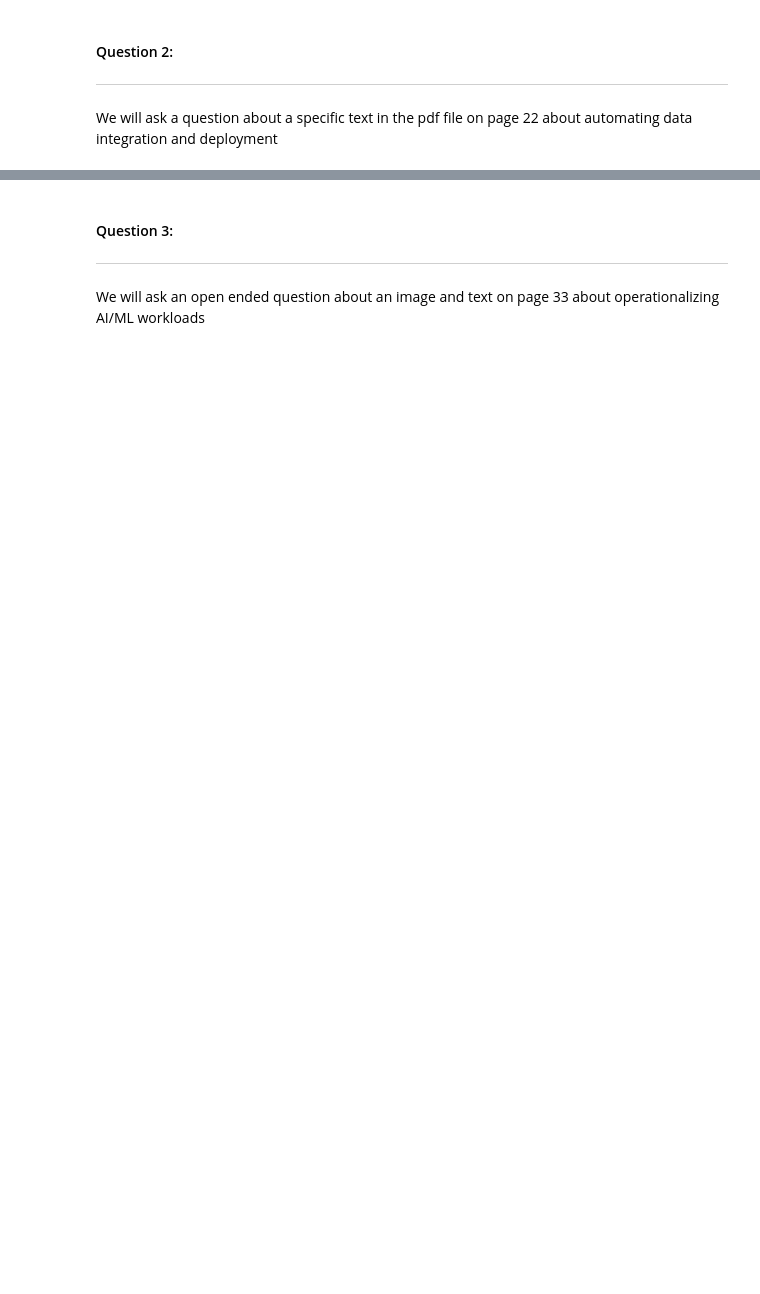
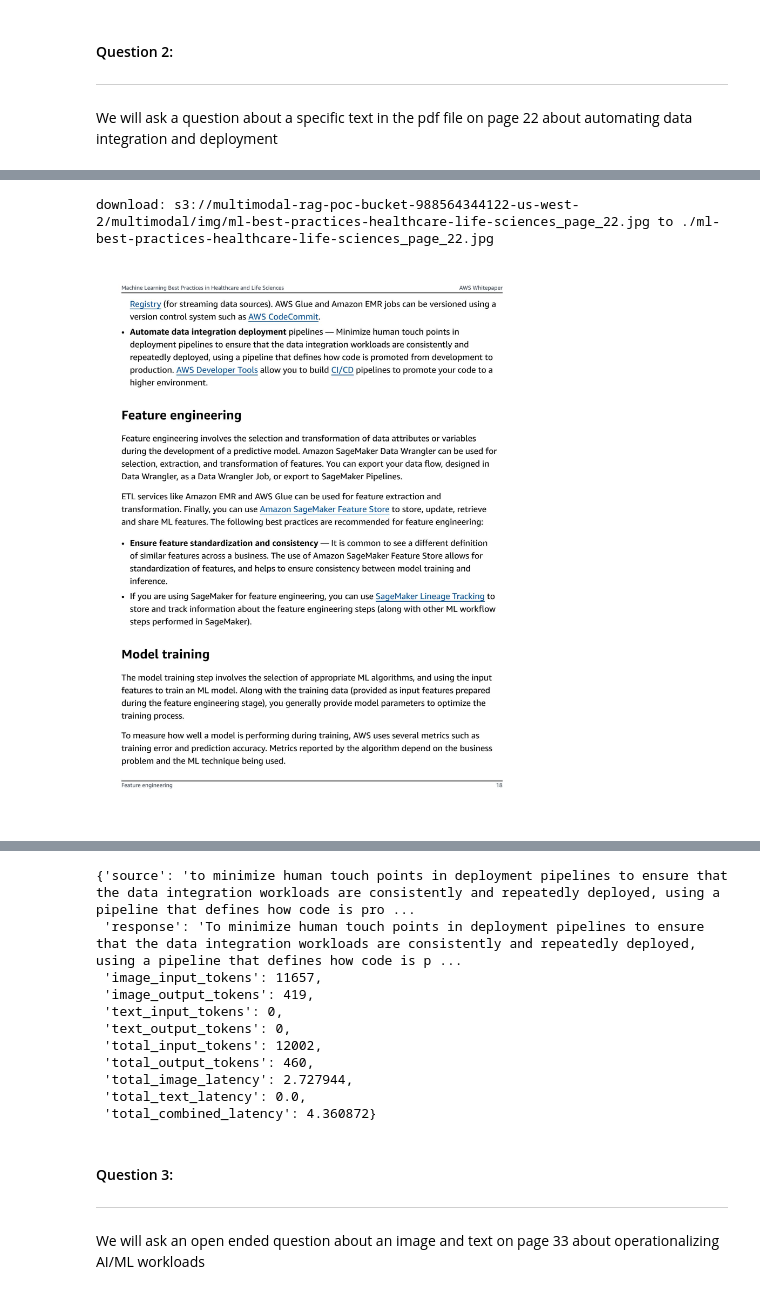
Before and after one commit to aws-samples/multimodal-rag-on-slide-decks, a Jupyter notebook: Blog4-PDF-TitanEmbeddings/notebooks/3_rag_inference.ipynb, the cells around one changed output, grey strips where cells are left out. Saved outputs shown, nothing was run; the diff lists cells and outputs as text; code cells hidden in the pictures; blank space fills up the shorter version.

```diff
--- a/Blog4-PDF-TitanEmbeddings/notebooks/3_rag_inference.ipynb
+++ b/Blog4-PDF-TitanEmbeddings/notebooks/3_rag_inference.ipynb
@@ -507,6 +631,7 @@ We will ask a question about an architecture image on page 28 about a specific p
 
 We will ask a question about a specific text in the pdf file on page 22 about automating data integration and deployment
 # %%
-# question: str = "For automating data integration deployment, why do we have to minimize human touch point in deployment pipelines?"
-# index_clients: List[Tuple] = [(os_client, img_index_name), (os_client, text_index_name)]
-# get_index_response(question, config['other_inference_and_eval_metrics']['k_count_retrieval'], index_clients)
+question: str = "For automating data integration deployment, why do we have to minimize human touch point in deployment pipelines?"
+index_clients: List[Tuple] = [(os_client, img_index_name), (os_client, text_index_name)]
+get_index_response(question, config['other_inference_and_eval_metrics']['k_count_retrieval'], index_clients, search_strategy)
+# %% [output]
@@ -512,0 +646,2 @@ We will ask a question about a specific text in the pdf file on page 22 about au
+download: s3://multimodal-rag-poc-bucket-988564344122-us-west-2/multimodal/img/ml-best-practices-healthcare-life-sciences_page_22.jpg to ./ml-best-practices-healthcare-life-sciences_page_22.jpg
+[figure, added]
@@ -513,3 +658,14 @@ We will ask a question about a specific text in the pdf file on page 22 about au
+{'source': 'to minimize human touch points in deployment pipelines to ensure that the data integration workloads are consistently and repeatedly deployed, using a pipeline that defines how code is pro ...
+ 'response': 'To minimize human touch points in deployment pipelines to ensure that the data integration workloads are consistently and repeatedly deployed, using a pipeline that defines how code is p ...
+ 'image_input_tokens': 11657,
+ 'image_output_tokens': 419,
+ 'text_input_tokens': 0,
+ 'text_output_tokens': 0,
+ 'total_input_tokens': 12002,
+ 'total_output_tokens': 460,
+ 'total_image_latency': 2.727944,
+ 'total_text_latency': 0.0,
+ 'total_combined_latency': 4.360872}
 # %% [markdown]
 #### Question 3:
 ---
```
Also changed, not shown: parts of 12 cells of this notebook, 1 other file.
